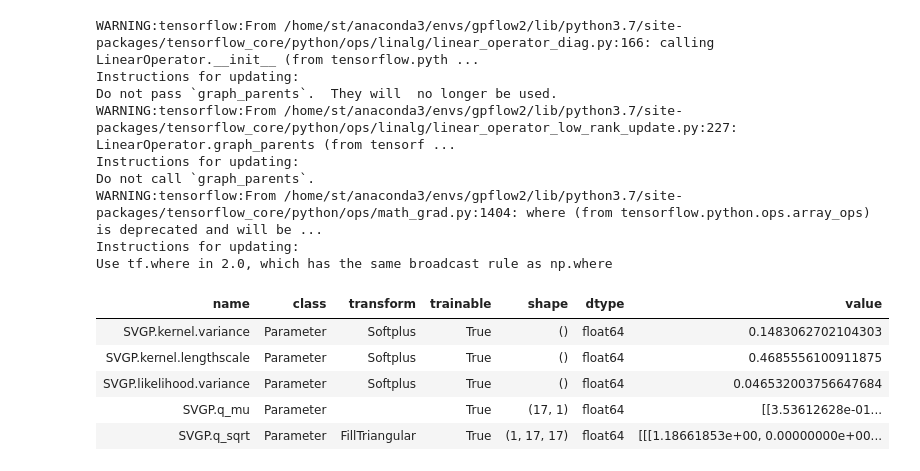
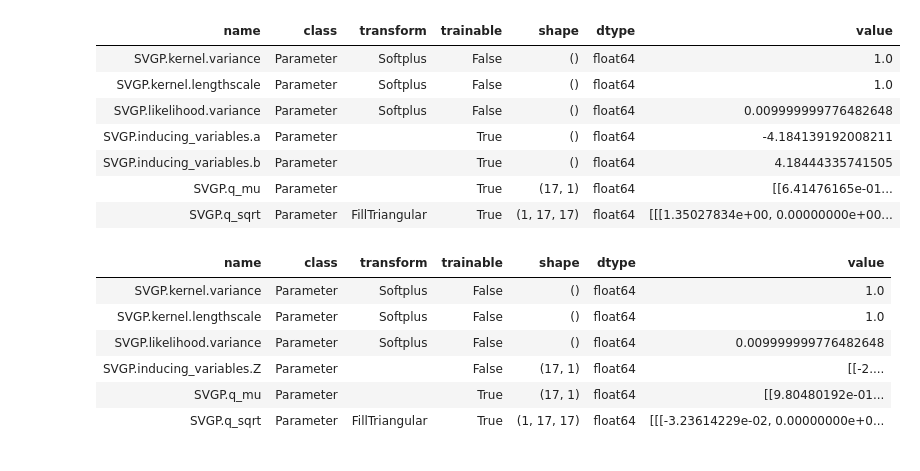
Before and after one commit to GPflow/GPflow, a Jupyter notebook: notebooks2/advanced/VFF.ipynb, the cells around one changed output. Drawn from its saved outputs; the diff is of its cells as text; code cells hidden in the pictures.

```diff
--- a/notebooks2/advanced/VFF.ipynb
+++ b/notebooks2/advanced/VFF.ipynb
@@ -206,13 +256,14 @@ def conditional_vff(Xnew, inducing_variable, kernel, f, *, full_cov=False, full_
 
     return fmean, fvar
 # %%
-X = np.linspace(-2, 2, 51)
+X = np.linspace(-2, 2, 510)
 Xnew = np.linspace(-4, 4, 501)
 def f(x):
-    return np.sin(2*np.pi * x / 4 * 2)
+    return np.cos(2*np.pi * x / 4 * 2)
 F = f(X)
 Fnew = f(Xnew)
-Y = F + np.random.randn(*F.shape) * 0.1
+noise_scale = 0.1
+Y = F + np.random.randn(*F.shape) * noise_scale
 # %%
 plt.figure()
 plt.plot(X, F, label='f(x)')
@@ -224,8 +275,11 @@ plt.show()
 # %%
-m = gpflow.models.SVGP(kernel=gpflow.kernels.Matern12(),
-                       likelihood=gpflow.likelihoods.Gaussian(variance=0.1**2),
-                       inducing_variables=FourierFeatures1D(-2, 2, 9),
+Mfreq = 9
+m = gpflow.models.SVGP(kernel=gpflow.kernels.Matern32(),
+                       likelihood=gpflow.likelihoods.Gaussian(variance=noise_scale**2),
+                       inducing_variables=FourierFeatures1D(-4.5, 4.5, Mfreq),
                        num_data=len(X), whiten=False)
+gpflow.utilities.set_trainable(m.kernel)
+gpflow.utilities.set_trainable(m.likelihood)
 
 @tf.function(autograph=False)
 def objective():
@@ -233,23 +287,16 @@ def objective():
 # %%
 opt = gpflow.optimizers.Scipy()
 opt.minimize(objective,
              variables=m.trainable_variables,
-             options=dict(maxiter=2500), method='L-BFGS-B')  # TODO: make work with BFGS
+             options=dict(maxiter=5000), method='L-BFGS-B')  # TODO: make work with BFGS
 
 gpflow.utilities.print_summary(m, fmt='notebook')
 # %% [output]
-WARNING:tensorflow:From /home/st/anaconda3/envs/gpflow2/lib/python3.7/site-packages/tensorflow_core/python/ops/linalg/linear_operator_diag.py:166: calling LinearOperator.__init__ (from tensorflow.pyth ...
-Instructions for updating:
-Do not pass `graph_parents`.  They will  no longer be used.
-WARNING:tensorflow:From /home/st/anaconda3/envs/gpflow2/lib/python3.7/site-packages/tensorflow_core/python/ops/linalg/linear_operator_low_rank_update.py:227: LinearOperator.graph_parents (from tensorf ...
-Instructions for updating:
-Do not call `graph_parents`.
-WARNING:tensorflow:From /home/st/anaconda3/envs/gpflow2/lib/python3.7/site-packages/tensorflow_core/python/ops/math_grad.py:1404: where (from tensorflow.python.ops.array_ops) is deprecated and will be ...
-Instructions for updating:
-Use tf.where in 2.0, which has the same broadcast rule as np.where
 | name | class | transform | trainable | shape | dtype | value |
-| SVGP.kernel.variance | Parameter | Softplus | True | () | float64 | 0.1483062702104303 |
-| SVGP.kernel.lengthscale | Parameter | Softplus | True | () | float64 | 0.4685556100911875 |
-| SVGP.likelihood.variance | Parameter | Softplus | True | () | float64 | 0.046532003756647684 |
-| SVGP.q_mu | Parameter |  | True | (17, 1) | float64 | [[3.53612628e-01... |
-| SVGP.q_sqrt | Parameter | FillTriangular | True | (1, 17, 17) | float64 | [[[1.18661853e+00, 0.00000000e+00... |
+| SVGP.kernel.variance | Parameter | Softplus | False | () | float64 | 1.0 |
+| SVGP.kernel.lengthscale | Parameter | Softplus | False | () | float64 | 1.0 |
+| SVGP.likelihood.variance | Parameter | Softplus | False | () | float64 | 0.009999999776482648 |
+| SVGP.inducing_variables.a | Parameter |  | True | () | float64 | -4.184139192008211 |
+| SVGP.inducing_variables.b | Parameter |  | True | () | float64 | 4.18444335741505 |
+| SVGP.q_mu | Parameter |  | True | (17, 1) | float64 | [[6.41476165e-01... |
+| SVGP.q_sqrt | Parameter | FillTriangular | True | (1, 17, 17) | float64 | [[[1.35027834e+00, 0.00000000e+00... |
@@ -255,0 +315,15 @@ Use tf.where in 2.0, which has the same broadcast rule as np.where
+# %%
+opt = gpflow.optimizers.Scipy()
+opt.minimize(objective_ip,
+             variables=m_ip.trainable_variables,
+             options=dict(maxiter=2500), method='L-BFGS-B')  # TODO: make work with BFGS
+
+gpflow.utilities.print_summary(m_ip, fmt='notebook')
+# %% [output]
+| name | class | transform | trainable | shape | dtype | value |
+| SVGP.kernel.variance | Parameter | Softplus | False | () | float64 | 1.0 |
+| SVGP.kernel.lengthscale | Parameter | Softplus | False | () | float64 | 1.0 |
+| SVGP.likelihood.variance | Parameter | Softplus | False | () | float64 | 0.009999999776482648 |
+| SVGP.inducing_variables.Z | Parameter |  | False | (17, 1) | float64 | [[-2.... |
+| SVGP.q_mu | Parameter |  | True | (17, 1) | float64 | [[9.80480192e-01... |
+| SVGP.q_sqrt | Parameter | FillTriangular | True | (1, 17, 17) | float64 | [[[-3.23614229e-02, 0.00000000e+0... |
```
Also changed, not shown: parts of 9 cells of this notebook, 1 other file.
